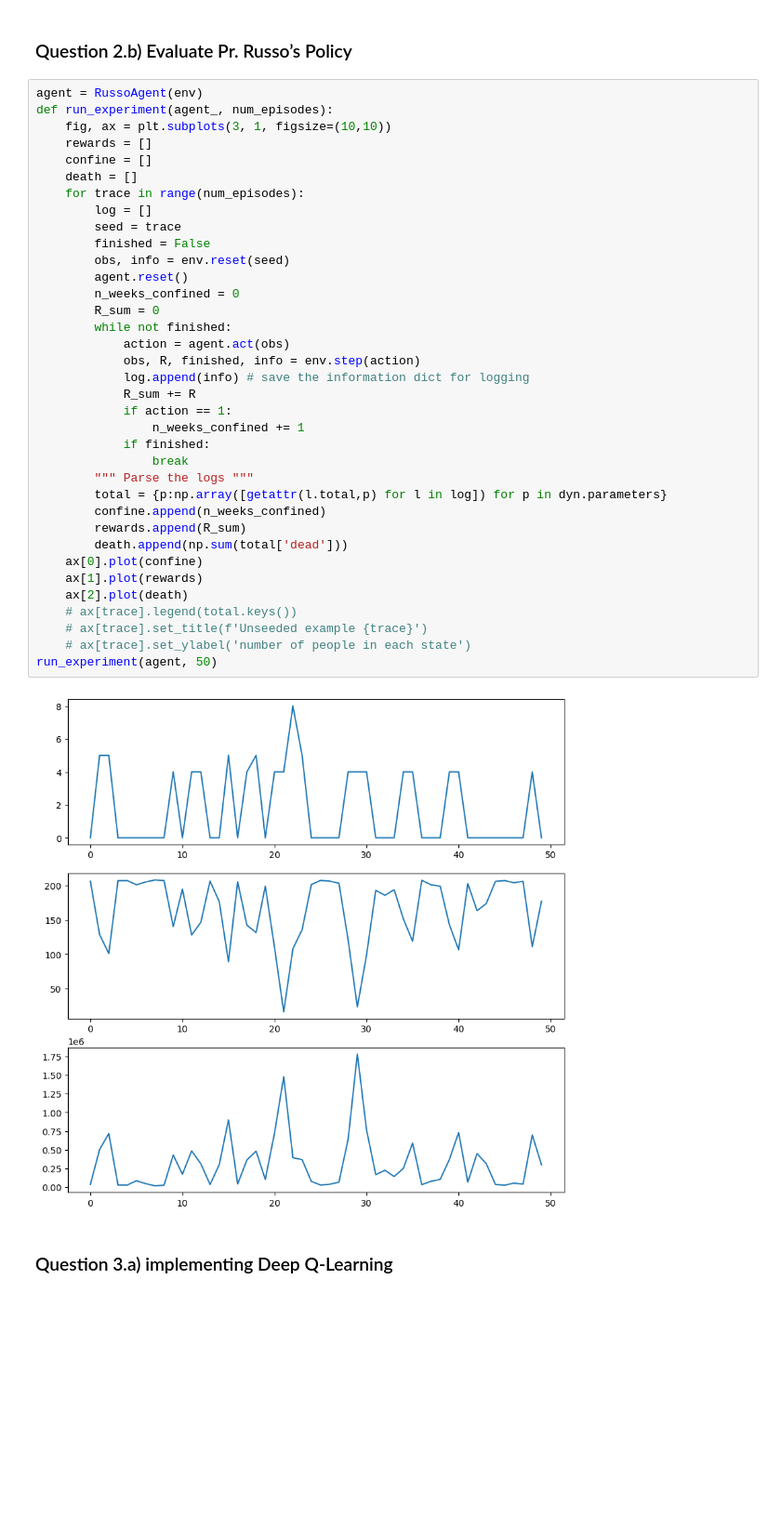
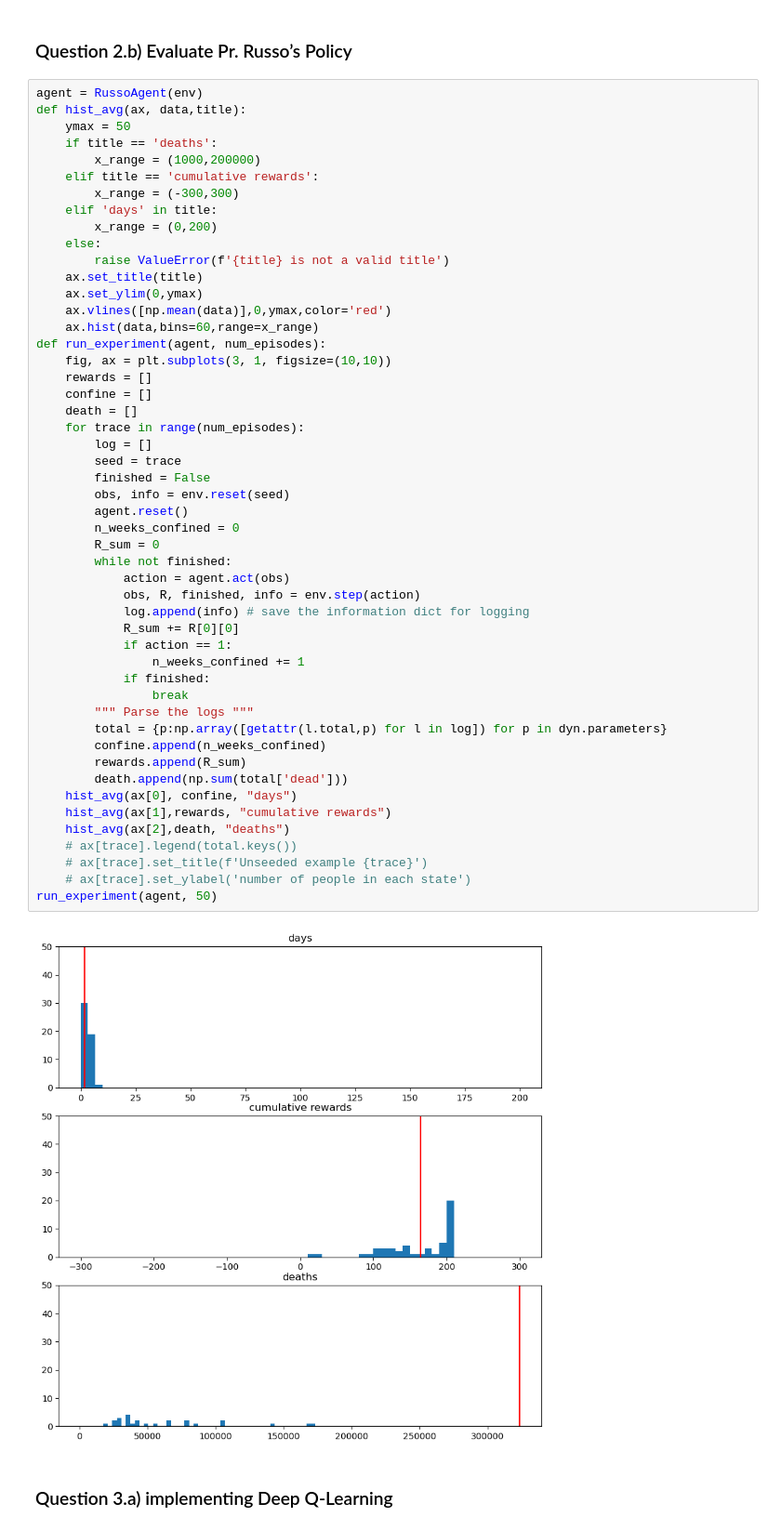
Before and after one commit to dariayakovchuk/Miniproject_DQN, a Jupyter notebook: Miniproject_DQN/notebook.ipynb, the cells around one changed output. Shown at 93% size. Drawn from its saved outputs; the diff is of its cells as text; blank space fills up the shorter version.

Commit message:
hist

```diff
--- a/Miniproject_DQN/notebook.ipynb
+++ b/Miniproject_DQN/notebook.ipynb
@@ -217,42 +221,56 @@ plot_all(leftstate = True, leftobs =True, leftactions = True, right_per_city = T
 ### Question 2.b) Evaluate Pr. Russo’s Policy
 # %%
 agent = RussoAgent(env)
-def run_experiment(agent_, num_episodes):
+def hist_avg(ax, data,title):
+    ymax = 50
+    if title == 'deaths':
+        x_range = (1000,200000)
+    elif title == 'cumulative rewards':
+        x_range = (-300,300)
+    elif 'days' in title:
+        x_range = (0,200)
+    else:
+        raise ValueError(f'{title} is not a valid title')
+    ax.set_title(title)
+    ax.set_ylim(0,ymax)
+    ax.vlines([np.mean(data)],0,ymax,color='red')
+    ax.hist(data,bins=60,range=x_range)
+def run_experiment(agent, num_episodes):
     fig, ax = plt.subplots(3, 1, figsize=(10,10))
     rewards = []
     confine = []
     death = []
     for trace in range(num_episodes):
         log = []
         seed = trace
         finished = False
         obs, info = env.reset(seed)
         agent.reset()
         n_weeks_confined = 0
         R_sum = 0
         while not finished:
             action = agent.act(obs)
             obs, R, finished, info = env.step(action)
             log.append(info) # save the information dict for logging
-            R_sum += R
+            R_sum += R[0][0]
             if action == 1:
                 n_weeks_confined += 1
             if finished:
                 break
         """ Parse the logs """
         total = {p:np.array([getattr(l.total,p) for l in log]) for p in dyn.parameters}
         confine.append(n_weeks_confined)
         rewards.append(R_sum)
         death.append(np.sum(total['dead']))
-    ax[0].plot(confine)
-    ax[1].plot(rewards)
-    ax[2].plot(death)
+    hist_avg(ax[0], confine, "days")
+    hist_avg(ax[1],rewards, "cumulative rewards")
+    hist_avg(ax[2],death, "deaths")
     # ax[trace].legend(total.keys())
     # ax[trace].set_title(f'Unseeded example {trace}')
     # ax[trace].set_ylabel('number of people in each state')
 run_experiment(agent, 50)
 # %% [output]
-[figure, old version]
+[figure, new version]
 # %% [markdown]
 ### Question 3.a) implementing Deep Q-Learning
 # %%
```
Also changed, not shown: parts of 2 cells of this notebook.
